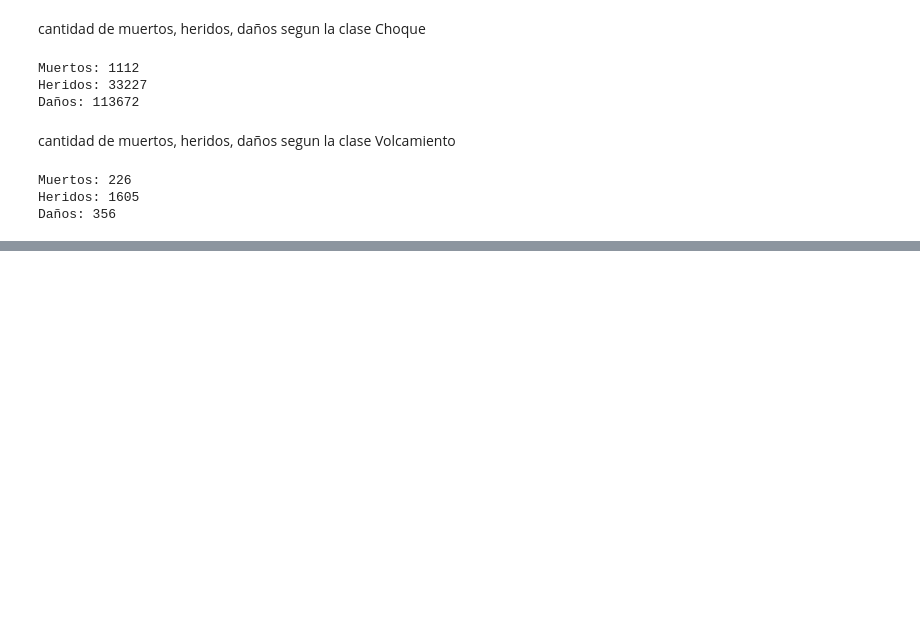
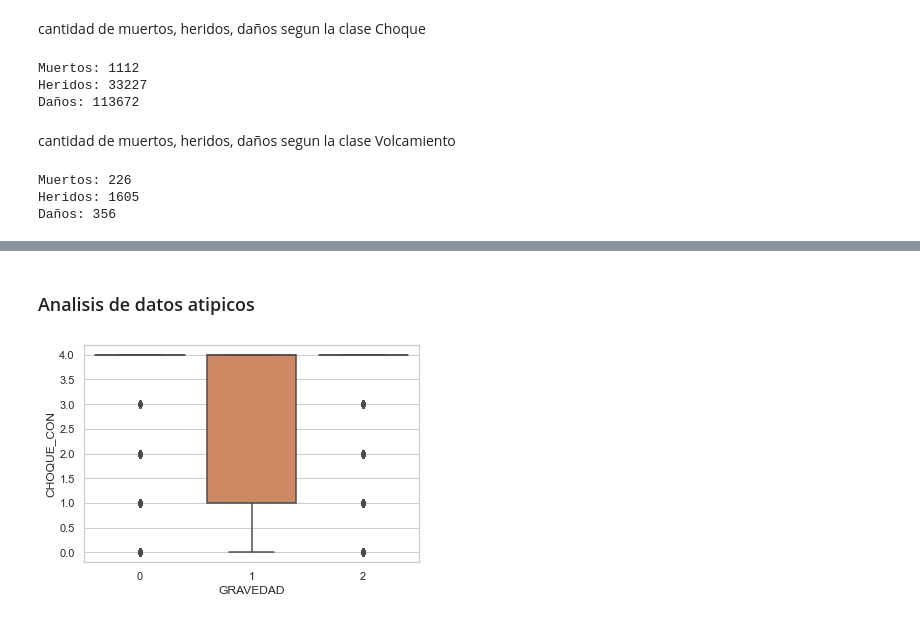
Before and after one commit to Roybermahe/proyecto_trafico, a Jupyter notebook: main.ipynb, the cells around one changed output, grey strips where cells are left out. Drawn from its saved outputs; the diff is of its cells as text; code cells hidden in the pictures; blank space fills up the shorter version.

```diff
--- a/main.ipynb
+++ b/main.ipynb
@@ -107,0 +173,7 @@ Daños: 356
+# %% [markdown]
+### Analisis de datos atipicos
+# %%
+sns.set_theme(style='whitegrid')
+ax = sns.boxplot(x='GRAVEDAD',y='CHOQUE_CON',data=dataCopy)
+# %% [output]
+[figure, added]
```
Also changed, not shown: parts of 29 cells of this notebook.
